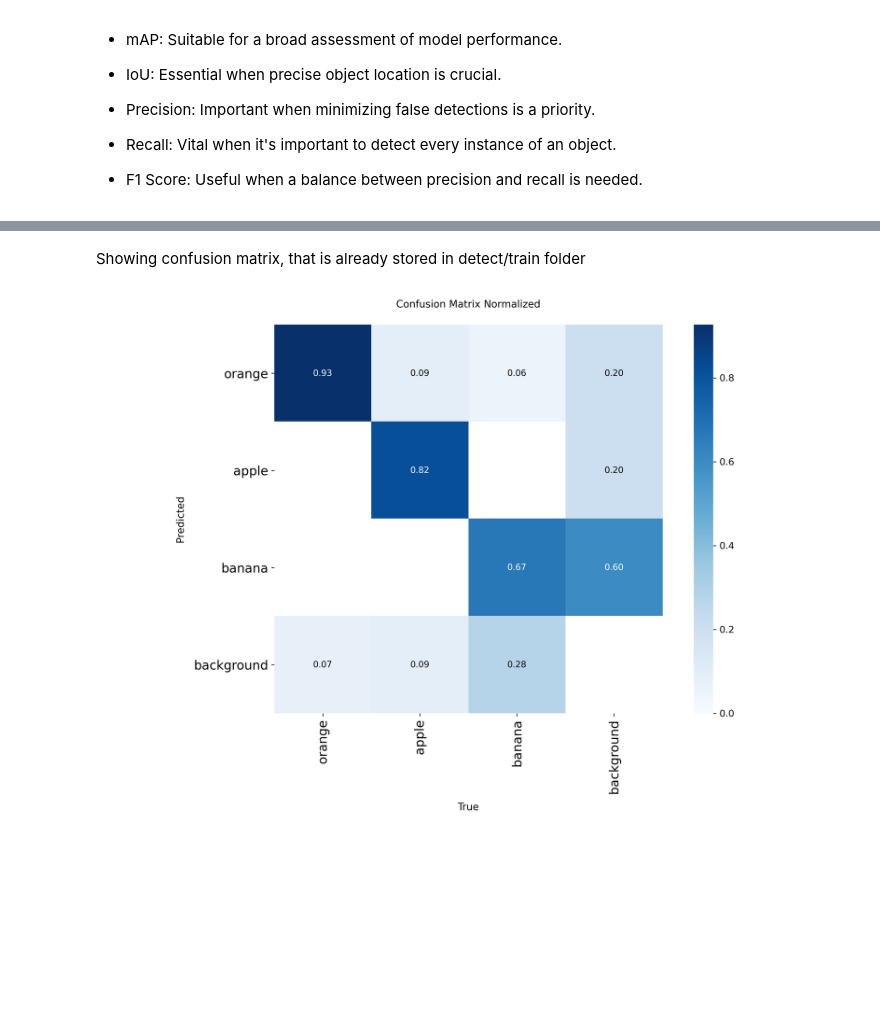
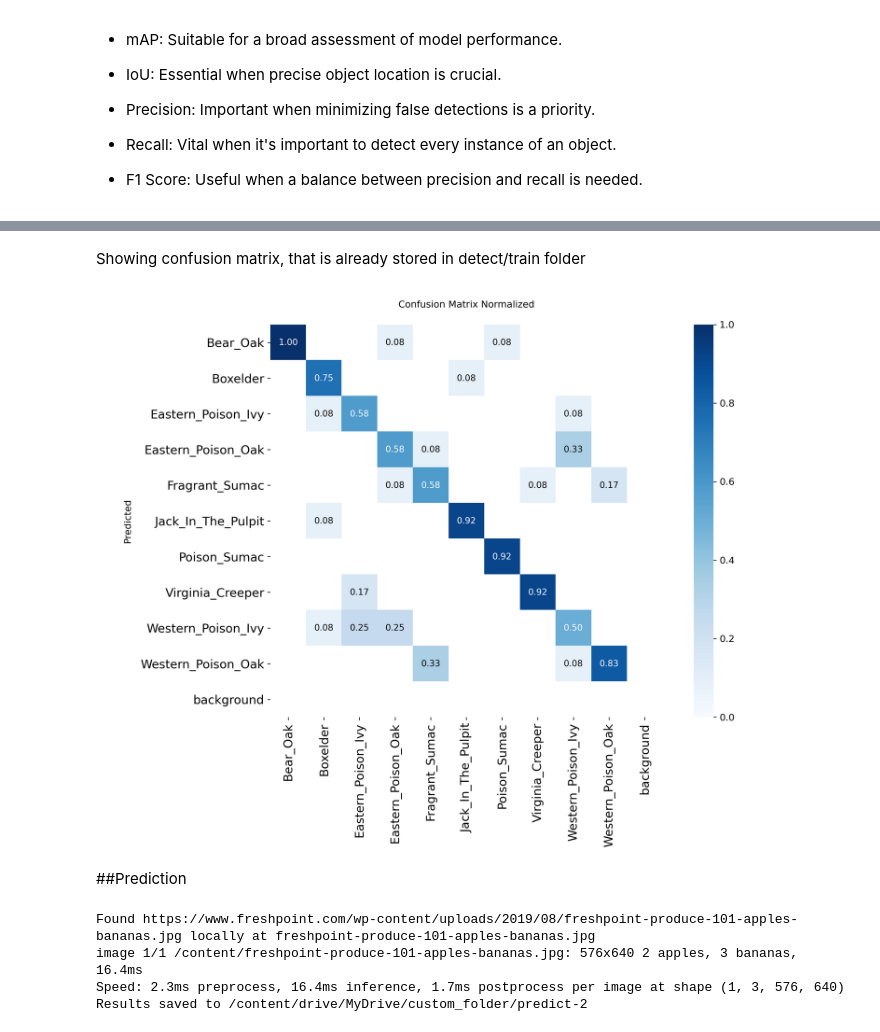
Before and after one commit to manha-star/Computer-Vision-Project, a Jupyter notebook: ComputerVisionProject.ipynb, the cells around one changed output, grey strips where cells are left out. Drawn from its saved outputs; the diff is of its cells as text; code cells hidden in the pictures; blank space fills up the shorter version.

Commit message:
done actualinal train

```diff
--- a/ComputerVisionProject.ipynb
+++ b/ComputerVisionProject.ipynb
@@ -589,10 +572,21 @@ print(metrics.summary())
 # %% [markdown]
-Showing confusion matrix, that is already stored in
-detect/train folder
+Showing confusion matrix, that is already stored in detect/train folder
 # %%
 %matplotlib inline
 from PIL import Image
 
-Image.open('/content/drive/MyDrive/project/custom_folder_Manha/train/confusion_matrix_normalized.png')
+Image.open('/content/drive/MyDrive/project/2/custom_folder_Eric/val-14/confusion_matrix_normalized.png')
 # %% [output]
-[figure, old version]
+[figure, new version]
+# %% [markdown]
+##Prediction
+# %%
+model = YOLO("/content/drive/MyDrive/custom_folder/my_experiment/weights/best.pt")  # load a custom model
+
+# Predict with the model with any image from internet?
+results = model('https://www.freshpoint.com/wp-content/uploads/2019/08/freshpoint-produce-101-apples-bananas.jpg', save=True, project="/content/drive/MyDrive/custom_folder")
+# %% [output]
+Found https://www.freshpoint.com/wp-content/uploads/2019/08/freshpoint-produce-101-apples-bananas.jpg locally at freshpoint-produce-101-apples-bananas.jpg
+image 1/1 /content/freshpoint-produce-101-apples-bananas.jpg: 576x640 2 apples, 3 bananas, 16.4ms
+Speed: 2.3ms preprocess, 16.4ms inference, 1.7ms postprocess per image at shape (1, 3, 576, 640)
+Results saved to /content/drive/MyDrive/custom_folder/predict-2
```
Also changed, not shown: parts of 26 cells of this notebook.
